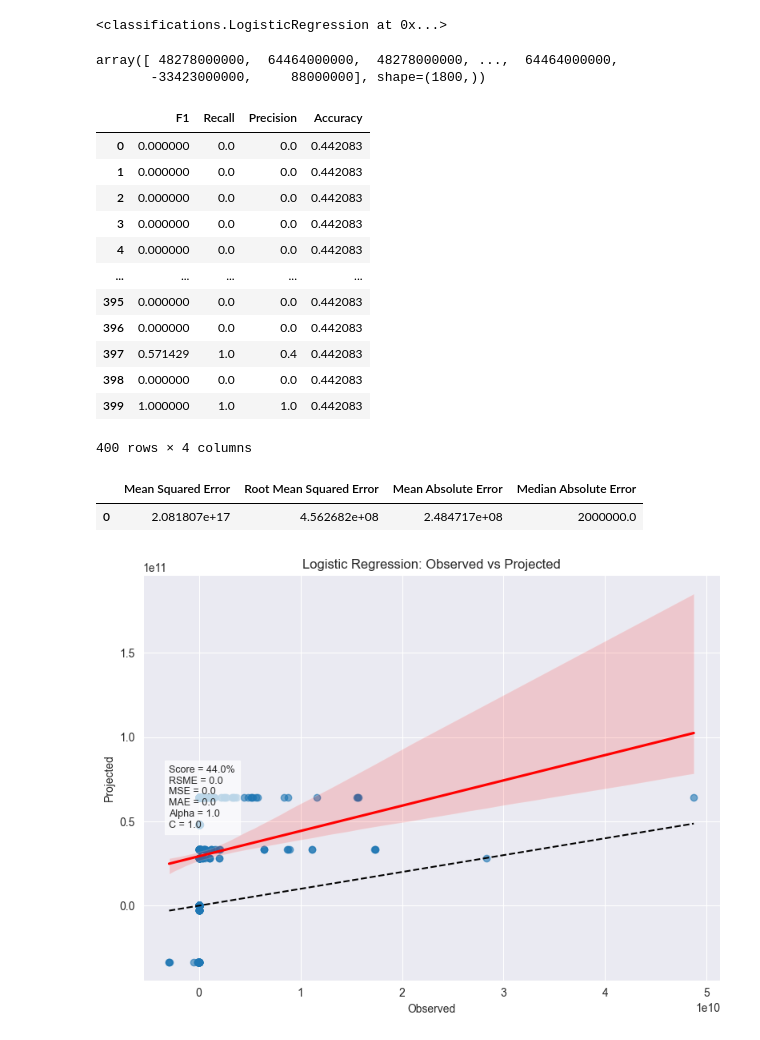
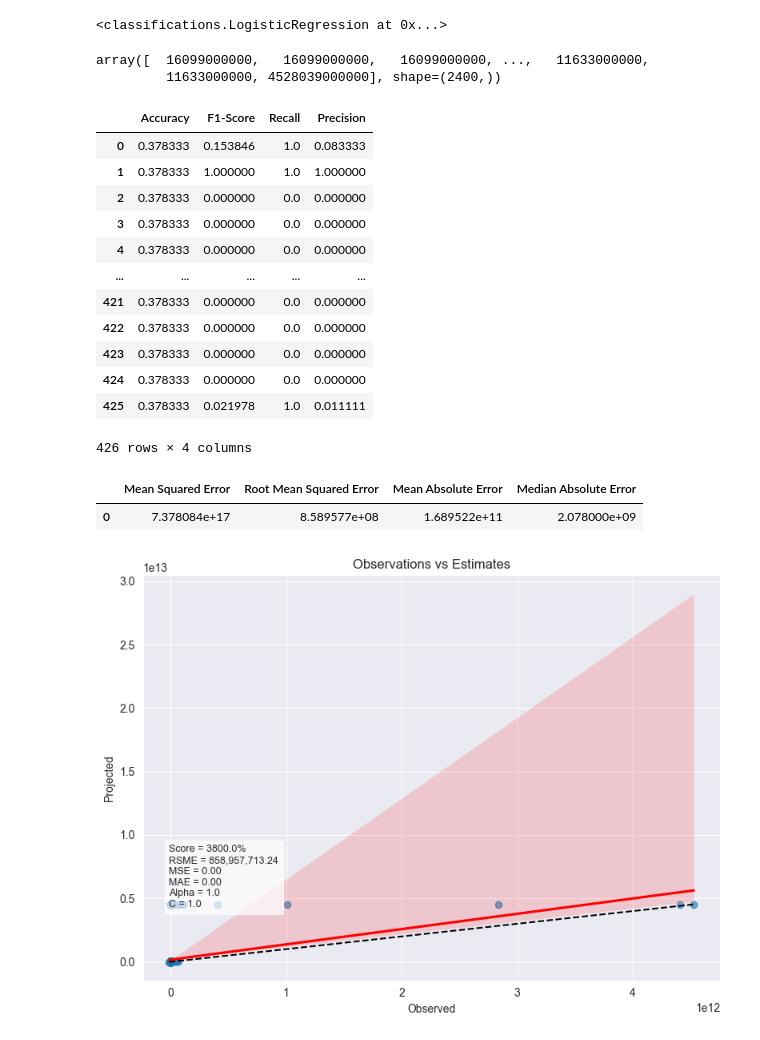
Before and after one commit to is-leeroy-jenkins/Mathy, a Jupyter notebook: ipynb/board.ipynb, the cells around one changed output. Cells and saved outputs as stored; diff of their text form; code cells hidden in the pictures.

```diff
--- a/ipynb/board.ipynb
+++ b/ipynb/board.ipynb
@@ -55,12 +55,10 @@ df_excel[ numeric_columns ] = df_excel[ numeric_columns ].round( 2 )
 df_dataset = df_excel[ all_columns ].copy( )
 df_nominal = df_excel[ nominal_columns ].copy( )
 df_numeric = df_excel[ numeric_columns ].copy( )
-df_schedx = df_excel[ all_columns ].copy( )
+df_schedx = df_excel[ max_columns ].copy( )
 sns.set_style( 'darkgrid' )
 # %%
-ds = db.DataSource( df=df_numeric, target='CY' )
-data = ds.data
-targets = ds.targets
+ds = db.DataSource( df=df_schedx, target='BY' )
 training_data = ds.X_train
 training_values = ds.y_train
 testing_data = ds.X_test
@@ -79,39 +77,39 @@ nrm_training = normal.train_transform( training_data )
 nrm_testing = normal.train_transform( testing_data )
 # %%
 pr = LogisticRegression( )
-pr.train( std_data, targets )
+pr.train( ds.data, ds.targets )
 # %% [output]
 <classifications.LogisticRegression at 0x...>
 # %%
-prediction = pr.project( training_data, targets )
+prediction = pr.project( ds.data, ds.targets )
 prediction
 # %% [output]
-array([ 48278000000,  64464000000,  48278000000, ...,  64464000000,
-       -33423000000,     88000000], shape=(1800,))
+array([  16099000000,   16099000000,   16099000000, ...,   11633000000,
+         11633000000, 4528039000000], shape=(2400,))
 # %%
-score = pr.score( std_data, targets )
+score = pr.score( ds.data, ds.targets )
 score
 # %% [output]
-|  | F1 | Recall | Precision | Accuracy |
-| 0 | 0.000000 | 0.0 | 0.0 | 0.442083 |
-| 1 | 0.000000 | 0.0 | 0.0 | 0.442083 |
-| 2 | 0.000000 | 0.0 | 0.0 | 0.442083 |
-| 3 | 0.000000 | 0.0 | 0.0 | 0.442083 |
-| 4 | 0.000000 | 0.0 | 0.0 | 0.442083 |
+|  | Accuracy | F1-Score | Recall | Precision |
+| 0 | 0.378333 | 0.153846 | 1.0 | 0.083333 |
+| 1 | 0.378333 | 1.000000 | 1.0 | 1.000000 |
+| 2 | 0.378333 | 0.000000 | 0.0 | 0.000000 |
+| 3 | 0.378333 | 0.000000 | 0.0 | 0.000000 |
+| 4 | 0.378333 | 0.000000 | 0.0 | 0.000000 |
 | ... | ... | ... | ... | ... |
-| 395 | 0.000000 | 0.0 | 0.0 | 0.442083 |
-| 396 | 0.000000 | 0.0 | 0.0 | 0.442083 |
-| 397 | 0.571429 | 1.0 | 0.4 | 0.442083 |
-| 398 | 0.000000 | 0.0 | 0.0 | 0.442083 |
-| 399 | 1.000000 | 1.0 | 1.0 | 0.442083 |
+| 421 | 0.378333 | 0.000000 | 0.0 | 0.000000 |
+| 422 | 0.378333 | 0.000000 | 0.0 | 0.000000 |
+| 423 | 0.378333 | 0.000000 | 0.0 | 0.000000 |
+| 424 | 0.378333 | 0.000000 | 0.0 | 0.000000 |
+| 425 | 0.378333 | 0.021978 | 1.0 | 0.011111 |
-400 rows × 4 columns
+426 rows × 4 columns
 # %%
-analytics = pr.analyze( std_data, targets )
+analytics = pr.analyze( ds.data, ds.targets )
 analytics
 # %% [output]
 |  | Mean Squared Error | Root Mean Squared Error | Mean Absolute Error | Median Absolute Error |
-| 0 | 2.081807e+17 | 4.562682e+08 | 2.484717e+08 | 2000000.0 |
+| 0 | 7.378084e+17 | 8.589577e+08 | 1.689522e+11 | 2.078000e+09 |
 # %%
-pr.scatter_plot( testing_data, testing_values )
+pr.scatter_plot(  ds.data, ds.targets )
 # %% [output]
-[figure, old version]
+[figure, new version]
```
Also changed, not shown: parts of 1 cell of this notebook, 3 other files.
